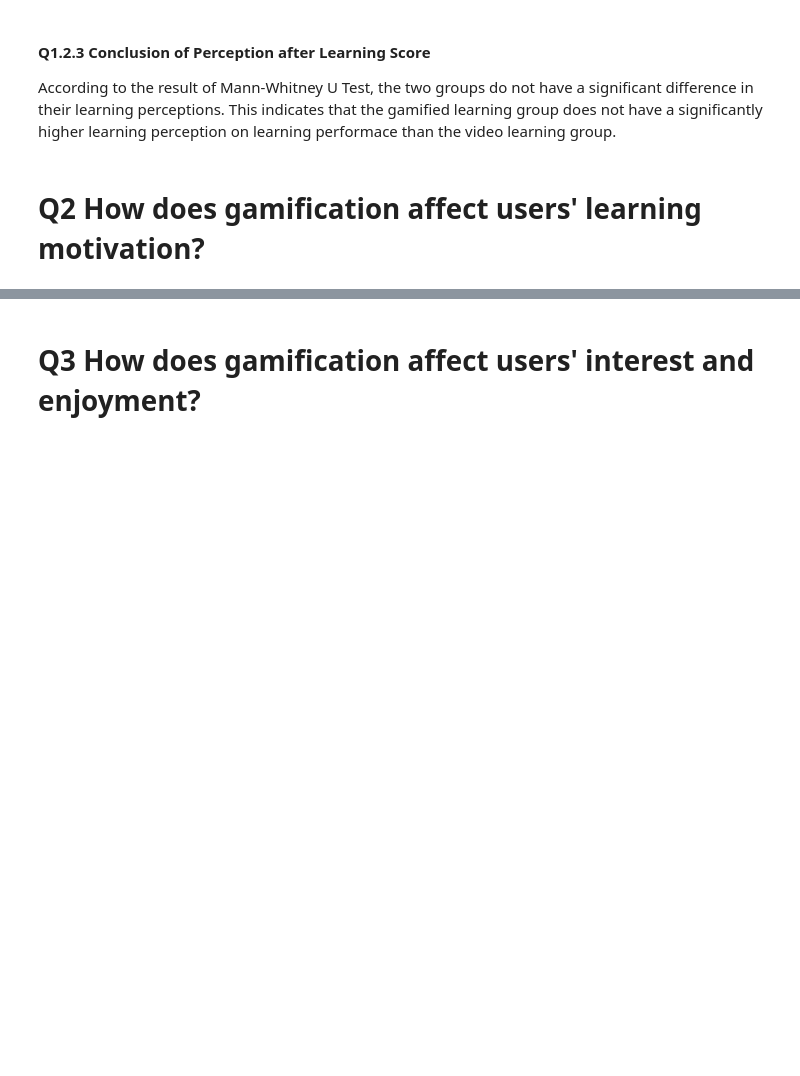
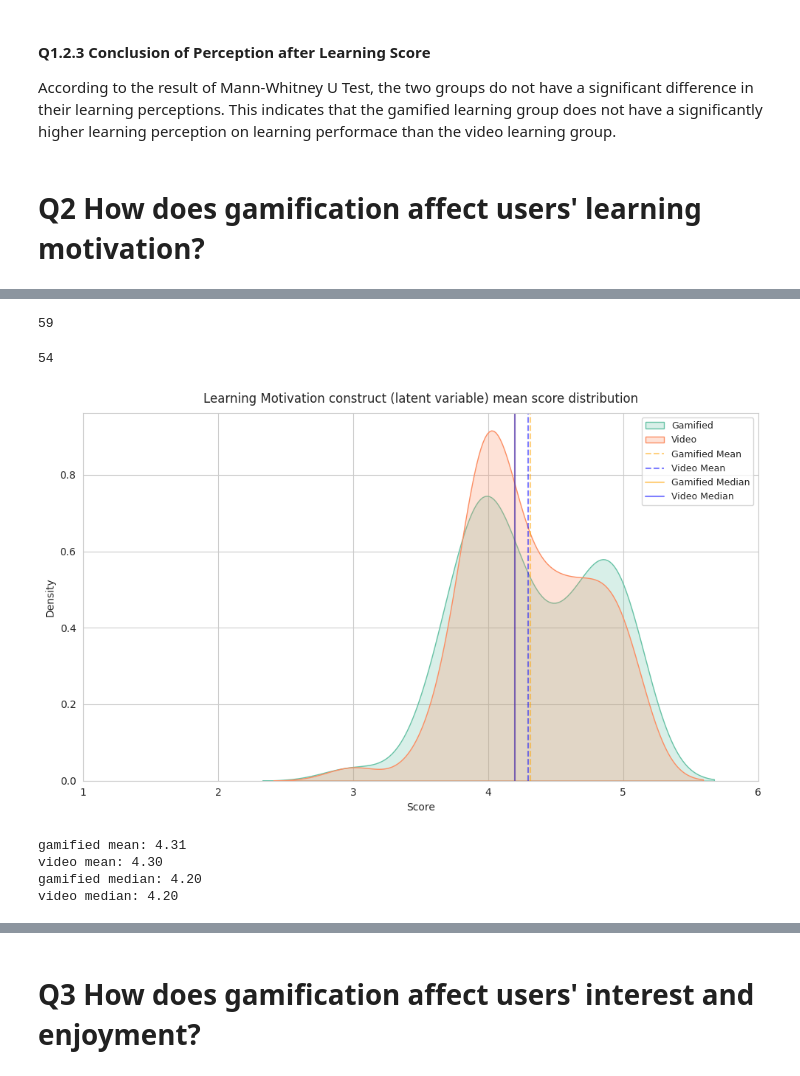
Before and after one commit to fredcatameo/DATA606_FinalProject, a Jupyter notebook: DATA606_FinalProject.ipynb, the cells around one changed output, grey strips where cells are left out. Cells and saved outputs as stored; diff of their text form; code cells hidden in the pictures; blank space fills up the shorter version.

```diff
--- a/DATA606_FinalProject.ipynb
+++ b/DATA606_FinalProject.ipynb
@@ -707,0 +782,7 @@ According to the result of Mann-Whitney U Test, the two groups do not have a sig
+# %%
+# Excluding '@01Howmotivatedareyoutodaytotakepartinthistraining' from the latent variable, it has a different scale
+# Replacing '@04Traininginmyplaceofemploymentisawasteoftime' (negative question) with reversed-scale 'Trainingwasteoftime' column
+columns_motivation_latent_variable = ['@04ItrytolearnasmuchasIcanfromtrainingprograms',
+                             'Trainingwasteoftime','@04Iunderstandhowtrainingscanhelpmereachmyprofessionaldevelopmen',
+                             '@04IusuallyunderstandwhyIamaskedtoattendselfdirectedonlineprogra','@04Participationinonlinetraininghelpmypersonaldevelopment']
+motivation_df[columns_motivation_latent_variable].tail()
@@ -707,0 +801,5 @@ According to the result of Mann-Whitney U Test, the two groups do not have a sig
+# %%
+# Compute Mean Score for the latent variable 'Learning Motivation' for each respondent
+motivation_df['mean_score'] = motivation_df[columns_motivation_latent_variable].mean(axis=1)
+motivation_df.tail()
+print(len(motivation_df))
@@ -707,0 +813,35 @@ According to the result of Mann-Whitney U Test, the two groups do not have a sig
+# %%
+# Get the video group learning motivation
+video_motivation_df = motivation_df[motivation_df['@02Video'] == 1]
+print(len(video_motivation_df))
+# %% [output]
+59
+# %%
+# Get the gamified group learning motivation
+gamified_motivation_df = motivation_df[motivation_df['@02Video'] == 2]
+print(len(gamified_motivation_df))
+# %% [output]
+54
+# %%
+# Compare distribution of video vs gamified group's learning motivation latent variable mean scores
+gamified_mean = np.mean(gamified_motivation_df['mean_score'])
+video_mean = np.mean(video_motivation_df['mean_score'])
+gamified_median = np.median(gamified_motivation_df['mean_score'])
+video_median = np.median(video_motivation_df['mean_score'])
+
+plot_combined_distributions(title="Learning Motivation construct (latent variable) mean score distribution", \
+                            data1=gamified_motivation_df['mean_score'], data2=video_motivation_df['mean_score'],
+                            mean1=gamified_mean, mean2=video_mean,
+                            median1=gamified_median, median2=video_median,
+                            x_cut_off=(1, 6))
+
+print(f"gamified mean: {gamified_mean:.2f}")
+print(f"video mean: {video_mean:.2f}")
+print(f"gamified median: {gamified_median:.2f}")
+print(f"video median: {video_median:.2f}")
+# %% [output]
+[figure, added]
+gamified mean: 4.31
+video mean: 4.30
+gamified median: 4.20
+video median: 4.20
```
Also changed, not shown: parts of 31 cells of this notebook.
